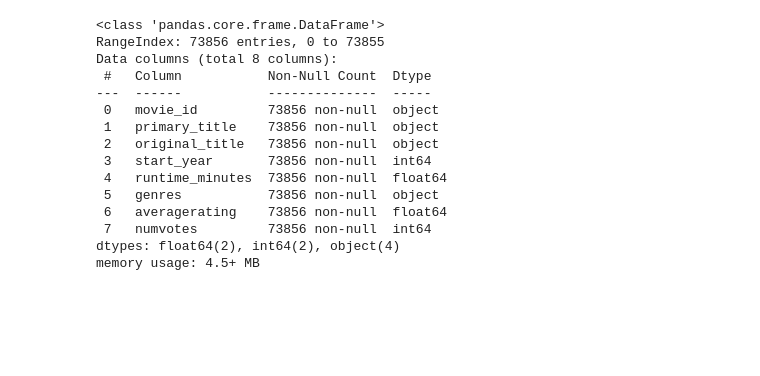
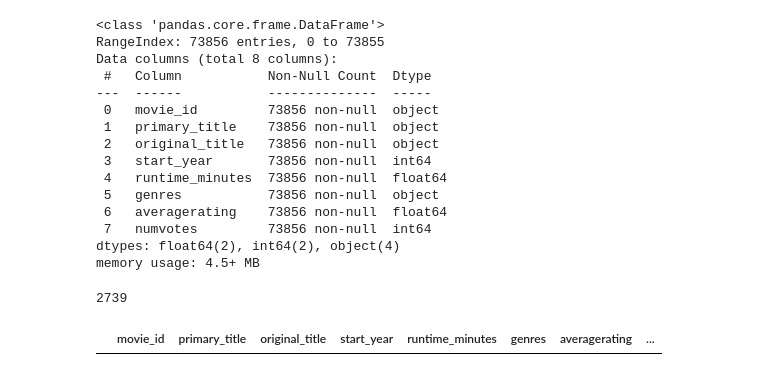
Before and after one commit to Kamaukaguru/dsc-phase-1-project-v2-4, a Jupyter notebook: student.ipynb, the cells around one changed output. Saved outputs shown, nothing was run; the diff lists cells and outputs as text; code cells hidden in the pictures; blank space fills up the shorter version.

```diff
--- a/student.ipynb
+++ b/student.ipynb
@@ -396,3 +396,20 @@ Data columns (total 8 columns):
  7   numvotes         73856 non-null  int64
 dtypes: float64(2), int64(2), object(4)
 memory usage: 4.5+ MB
+# %%
+# check the number of duplicates in the dataset
+df2.duplicated(subset='original_title').sum()
+# %% [output]
+2739
+# %%
+#check if there movies with the same name, runtime and start_year.
+df2[
+    df2.duplicated(
+        subset=['original_title',
+                'runtime_minutes',
+                'start_year'
+               ]
+    )
+]
+# %% [output]
+|  | movie_id | primary_title | original_title | start_year | runtime_minutes | genres | averagerating | ... |
```
Also changed, not shown: parts of 11 cells of this notebook.
